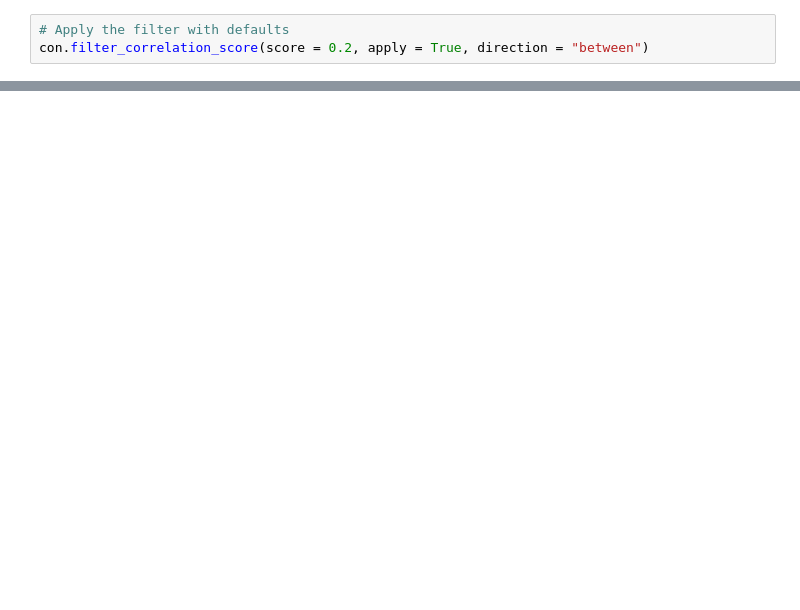
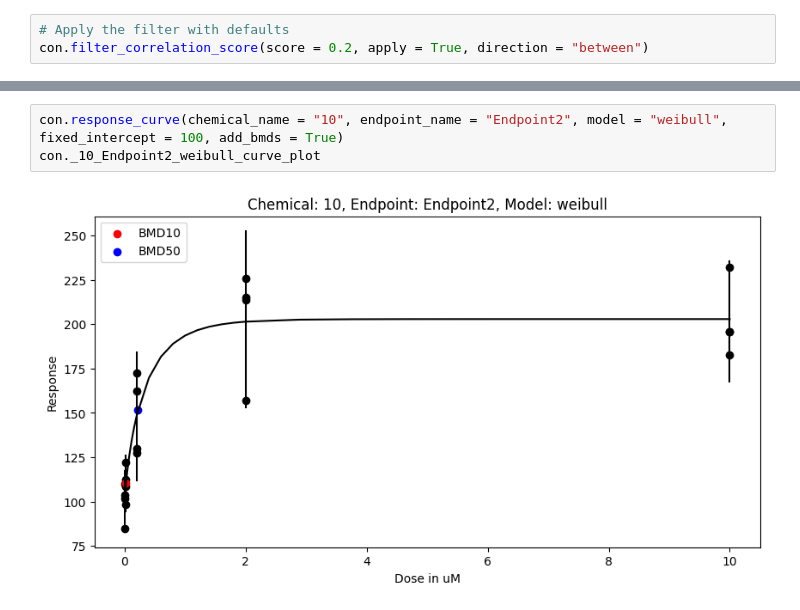
Before and after one commit to PNNL-CompBio/bmdrc, a Jupyter notebook: vignettes/Continuous Class Example.ipynb, the cells around one changed output, grey strips where cells are left out. Cells and saved outputs as stored; diff of their text form; blank space fills up the shorter version.

```diff
--- a/vignettes/Continuous Class Example.ipynb
+++ b/vignettes/Continuous Class Example.ipynb
@@ -259,0 +115,5 @@ BMD10: 0.0, BMD50: 1.1716
+# %%
+con.response_curve(chemical_name = "10", endpoint_name = "Endpoint2", model = "weibull", fixed_intercept = 100, add_bmds = True)
+con._10_Endpoint2_weibull_curve_plot
+# %% [output]
+[figure, added]
```
Also changed, not shown: parts of 10 cells of this notebook, 5 other files.
